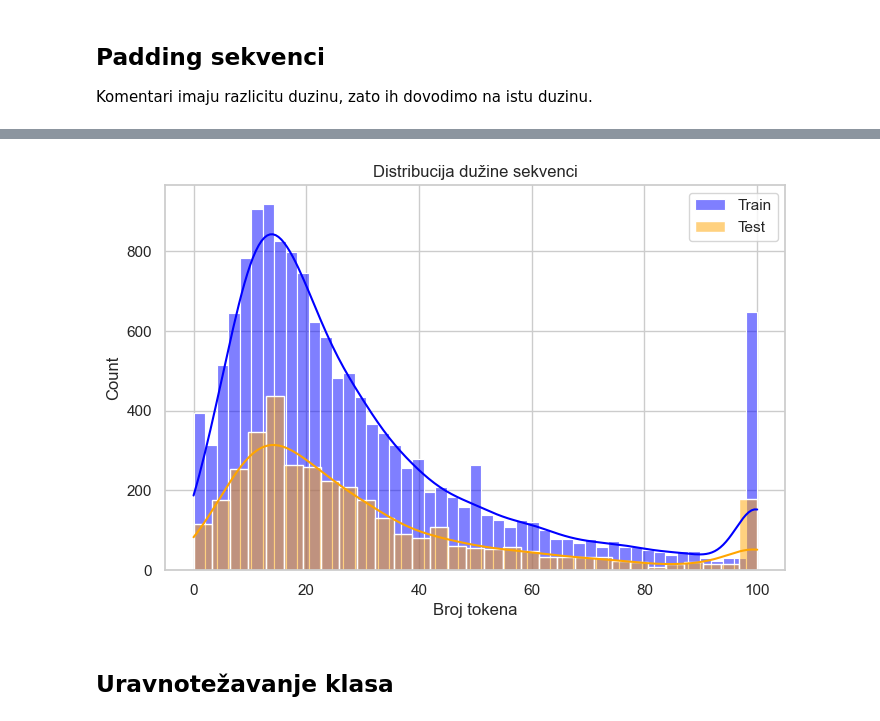
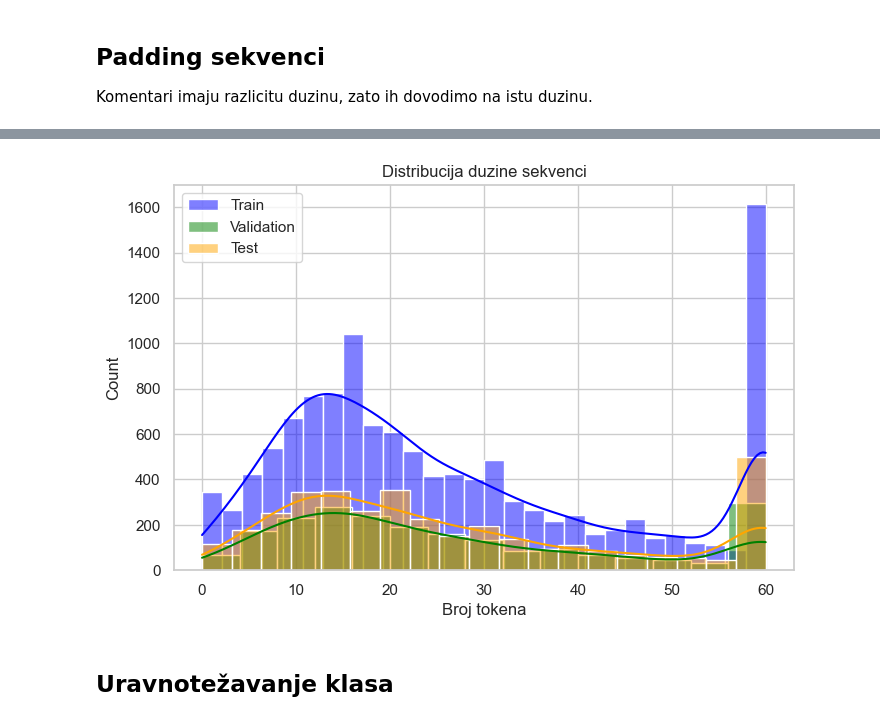
Before and after one commit to nemanjastojanovicc/youtube-comments-sentiment, a Jupyter notebook: main.ipynb, the cells around one changed output, grey strips where cells are left out. Cells and saved outputs as stored; diff of their text form; code cells hidden in the pictures.

```diff
--- a/main.ipynb
+++ b/main.ipynb
@@ -235,12 +256,13 @@ Pretvaramo tekst komentara u sekvence brojeva koje neuronska mreza moze da koris
 from tensorflow.keras.preprocessing.text import Tokenizer
 from tensorflow.keras.preprocessing.sequence import pad_sequences
 # %%
-max_words = 20000
+max_words = 10000
 
 tokenizer = Tokenizer(num_words=max_words, oov_token="<OOV>")
 tokenizer.fit_on_texts(X_train)
 # %%
 X_train_seq = tokenizer.texts_to_sequences(X_train)
+X_val_seq = tokenizer.texts_to_sequences(X_val)
 X_test_seq = tokenizer.texts_to_sequences(X_test)
 # %%
 print("Original:", X_train.iloc[0])
@@ -252,10 +274,13 @@ Sekvenca: [44, 33, 15320, 143, 265, 213, 79, 1460, 151, 257, 27, 6, 801, 960, 32
 ## Padding sekvenci
 Komentari imaju razlicitu duzinu, zato ih dovodimo na istu duzinu.
 # %%
-max_len = 100
+max_len = 60
 
 X_train_pad = pad_sequences(X_train_seq, maxlen=max_len, padding="post", truncating="post")
+X_val_pad = pad_sequences(X_val_seq, maxlen=max_len, padding="post", truncating="post")
 X_test_pad = pad_sequences(X_test_seq, maxlen=max_len, padding="post", truncating="post")
 
-print(X_train_pad.shape)
+print("Train padded:", X_train_pad.shape)
+print("Validation padded:", X_val_pad.shape)
+print("Test padded:", X_test_pad.shape)
 # %% [output]
@@ -263,5 +290,6 @@ print(X_train_pad.shape)
 # %%
 train_lengths = np.sum(X_train_pad != 0, axis=1)
+val_lengths = np.sum(X_val_pad != 0, axis=1)
 test_lengths = np.sum(X_test_pad != 0, axis=1)
 # %%
 plt.figure(figsize=(8,5))
@@ -283,13 +311,14 @@ plt.show()
 # %%
 plt.figure(figsize=(8,5))
 sns.histplot(train_lengths, color="blue", label="Train", kde=True)
+sns.histplot(val_lengths, color="green", label="Validation", kde=True)
 sns.histplot(test_lengths, color="orange", label="Test", kde=True)
 plt.legend()
-plt.title("Distribucija dužine sekvenci")
+plt.title("Distribucija duzine sekvenci")
 plt.xlabel("Broj tokena")
 plt.show()
 # %% [output]
-[figure, old version]
+[figure, new version]
 # %% [markdown]
 ## Uravnotežavanje klasa
 # %%
```
Also changed, not shown: parts of 24 cells of this notebook.
